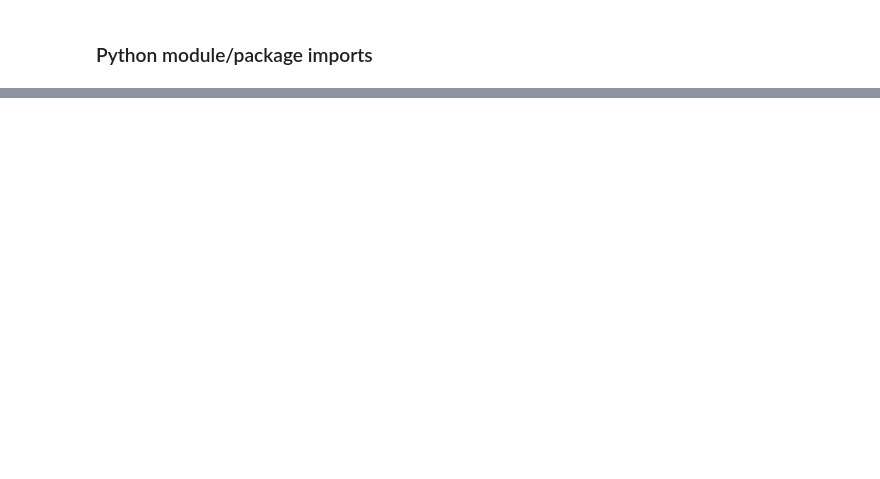
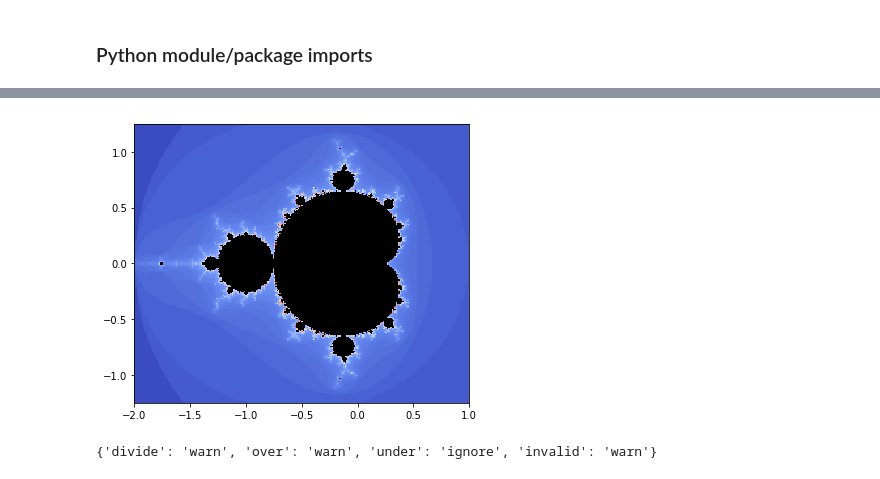
Before and after one commit to obrunet/Python-Programming-Efficiently, a Jupyter notebook: 2019_05_01_time_profilling.ipynb, the cells around one changed output, grey strips where cells are left out. Drawn from its saved outputs; the diff is of its cells as text; code cells hidden in the pictures; blank space fills up the shorter version.

```diff
--- a/2019_05_01_time_profilling.ipynb
+++ b/2019_05_01_time_profilling.ipynb
@@ -57,0 +67,25 @@ images.text
+# %%
+def run_mandel_numpy(extent=[-2.0,1.0,-1.25,1.25],res=256,maxit=256):
+    xs = np.linspace(extent[0],extent[1],res)  # x and y arrays,
+    ys = np.linspace(extent[2],extent[3],res)  # equally spaced
+
+    c = xs[:,np.newaxis] + 1j*ys[np.newaxis,:]
+
+    escaped = np.full_like(c,np.inf,'d')  # escape status of points
+
+    z = np.zeros_like(c,'c16')
+
+    for it in range(1,maxit):
+        z = z*z + c
+
+        escaped[(escaped == np.inf) & (np.abs(z) > 2.0)] = it
+
+    return escaped / maxit  # normalize for better plotting
+# %%
+plot_mandel(run_mandel=run_mandel_numpy)
+# %% [output]
+[figure, added]
+# %%
+np.seterr(all='ignore')
+# %% [output]
+{'divide': 'warn', 'over': 'warn', 'under': 'ignore', 'invalid': 'warn'}
```
Also changed, not shown: parts of 29 cells of this notebook.
